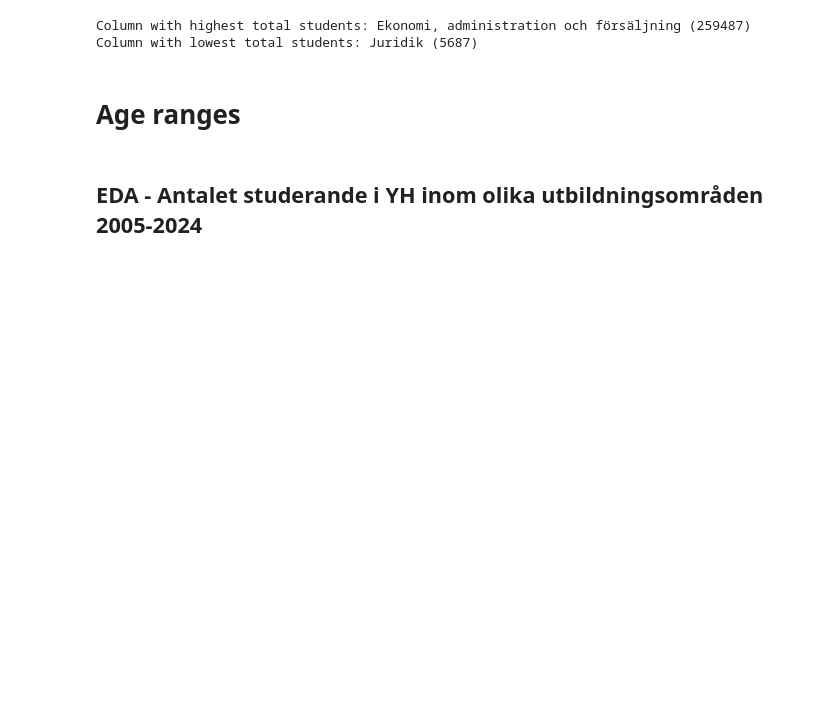
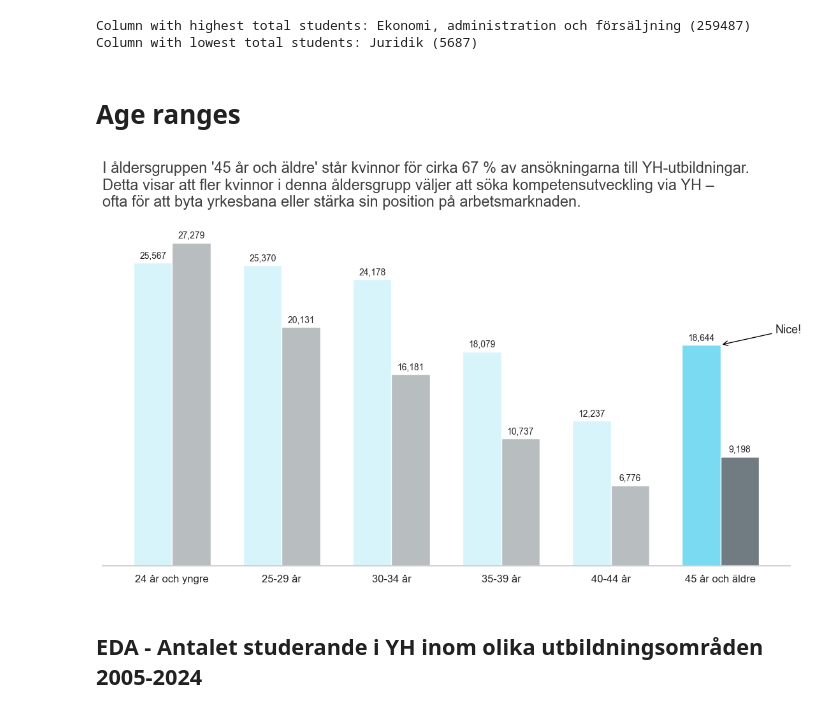
Before and after one commit to Ferothanes/Datavisualisering_Gruppprojekt_Grupp10, a Jupyter notebook: EDA/Freja_EDA.ipynb, the cells around one changed output. Drawn from its saved outputs; the diff is of its cells as text; code cells hidden in the pictures; blank space fills up the shorter version.

Commit message:
EDA, extra storytelling, lagt in graf i overview

```diff
--- a/EDA/Freja_EDA.ipynb
+++ b/EDA/Freja_EDA.ipynb
@@ -250,6 +250,91 @@ fig = px.bar(
 )
 
 fig.show()
+# %%
+import pandas as pd
+import matplotlib.pyplot as plt
+import numpy as np
+
+df = pd.read_excel("data/Utbildningsansökning_age.xlsx", sheet_name="Age")
+# Summera över åren för varje åldersgrupp och kön
+summary = df.groupby("Age groups")[["Women", "Men"]].sum().reset_index()
+
+x = np.arange(len(summary))  # label locations
+
+fig, ax = plt.subplots(figsize=(12, 7))
+
+#---------------------------colors & bars--------------------------------
+# Colors with default lighter shades
+women_colors = ["#d7f4fb"] * len(summary)
+men_colors = ["#b8bec0"] * len(summary)
+
+# Identify index of the '45 år och äldre' group
+strong_color_index = summary[summary["Age groups"] == "45 år och äldre"].index[0]
+
+# Set stronger colors for that group
+women_colors[strong_color_index] = "#79DAF1"
+men_colors[strong_color_index] = "#707C81"
+
+# Rita staplar med olika färger per bar
+bars_women = ax.bar(x - width/2, summary["Women"], width, color=women_colors)
+bars_men = ax.bar(x + width/2, summary["Men"], width, color=men_colors)
+#---------------------------------------------------------------------------
+
+# Lägg till textetiketter över staplarna
+for bar in bars_women + bars_men:
+    height = bar.get_height()
+    ax.annotate(f'{height:,}',
+                xy=(bar.get_x() + bar.get_width() / 2, height),
+                xytext=(0, 3),  # 3 punkters offset uppåt
+                textcoords="offset points",
+                ha='center', va='bottom', fontsize=10)
+
+
+#-----------------------ANNOTATION----------------------
+# Coordinates for annotation arrow
+target_index = strong_color_index
+x_coord = x[target_index]
+y_coord = max(summary.loc[target_index, "Women"], summary.loc[target_index, "Men"])
+
+# Add annotation with arrow
+ax.annotate(
+    "Nice!",
+    xy=(x_coord, y_coord),  # Pointing to the top of the bar
+    xytext=(x_coord + 0.5, y_coord + 1000),  # Offset text
+    arrowprops=dict(arrowstyle="->", color='black'),
+    fontsize=13)
+#--------------------------------------------------------
+
+# Styling text
+plt.text(
+    0, 1.05,
+    s=(
+        "I åldersgruppen '45 år och äldre' står kvinnor för cirka 67 % av ansökningarna till YH-utbildningar.\n"
+        "Detta visar att fler kvinnor i denna åldersgrupp väljer att söka kompetensutveckling via YH – \n"
+        "ofta för att byta yrkesbana eller stärka sin position på arbetsmarknaden."
+    ),
+    fontsize=17,
+    ha='left', va='bottom',
+    color='#404040',
+    transform=plt.gca().transAxes)
+
+# X-axel ticks och etiketter
+ax.set_xticks(x)
+ax.set_xticklabels(summary["Age groups"], fontsize=12)
+
+# Ta bort spines
+ax.spines['top'].set_visible(False)
+ax.spines['right'].set_visible(False)
+ax.spines['left'].set_visible(False)
+ax.set_yticklabels([])
+plt.grid(False)
+
+
+plt.tight_layout()
+plt.savefig("figures/storytelling_aldergrupp.png")
+plt.show()
+# %% [output]
+[figure, added]
 # %% [markdown]
 ## EDA - Antalet studerande i YH inom olika utbildningsområden 2005-2024
 # %%
```
Also changed, not shown: parts of 2 cells of this notebook, 4 other files.
